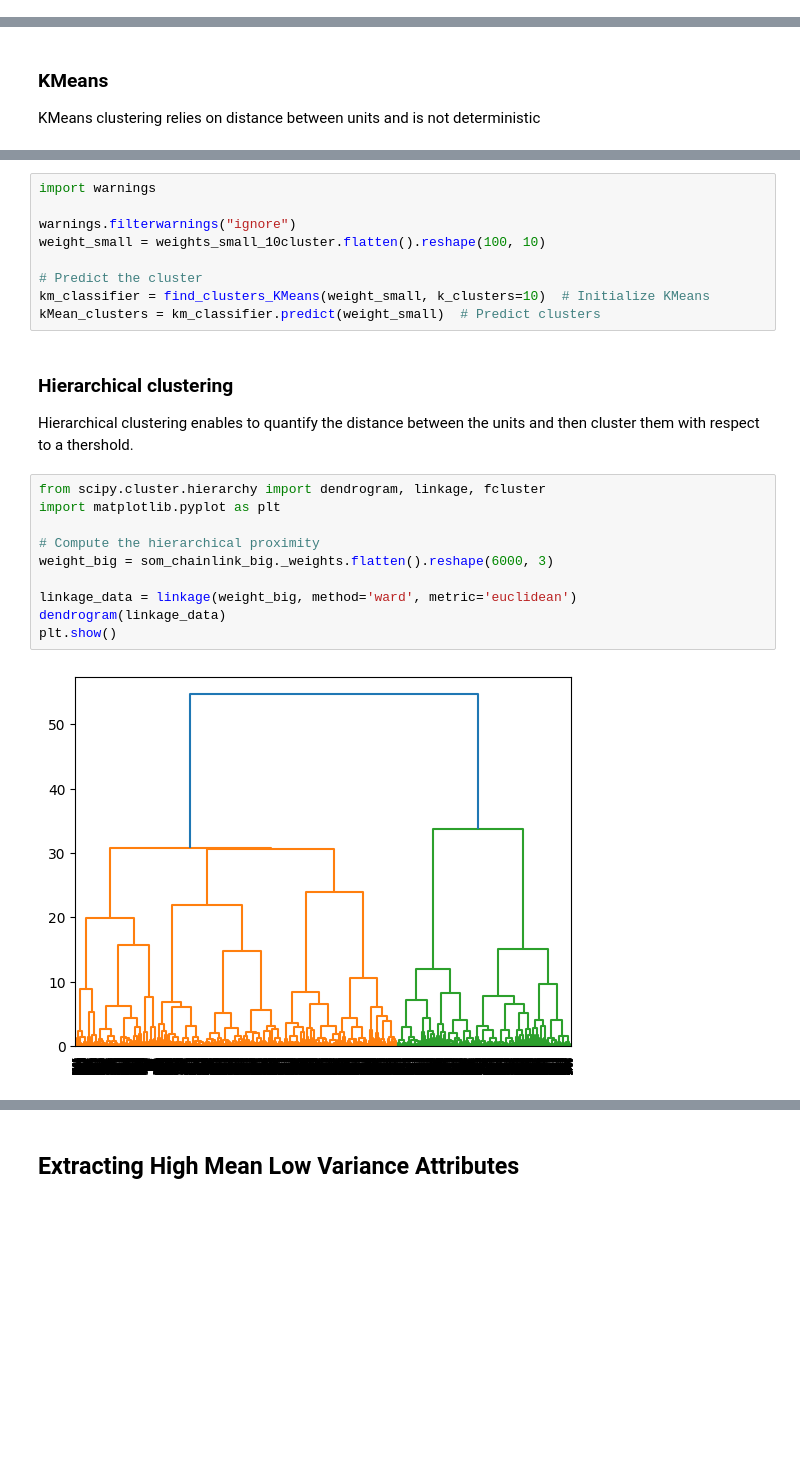
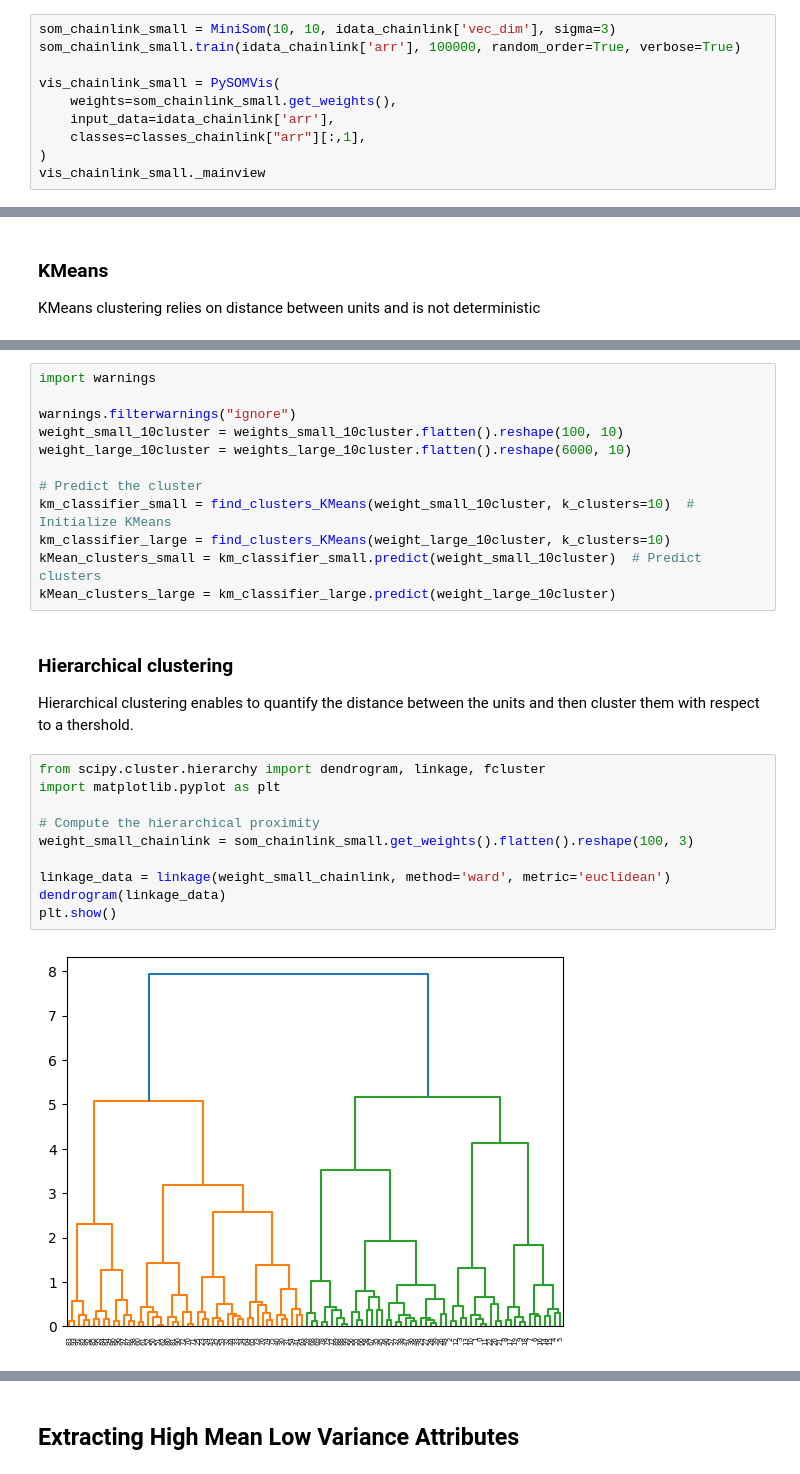
Before and after one commit to DaveRainer/SOS_ex03_PySOMVis, a Jupyter notebook: PySOMVis/coding_assignment.ipynb, the cells around one changed output, grey strips where cells are left out. Saved outputs shown, nothing was run; the diff lists cells and outputs as text; blank space fills up the shorter version.

```diff
--- a/PySOMVis/coding_assignment.ipynb
+++ b/PySOMVis/coding_assignment.ipynb
@@ -40,0 +79,10 @@ vis._mainview
+# %%
+som_chainlink_small = MiniSom(10, 10, idata_chainlink['vec_dim'], sigma=3)
+som_chainlink_small.train(idata_chainlink['arr'], 100000, random_order=True, verbose=True)
+
+vis_chainlink_small = PySOMVis(
+    weights=som_chainlink_small.get_weights(),
+    input_data=idata_chainlink['arr'],
+    classes=classes_chainlink["arr"][:,1],
+)
+vis_chainlink_small._mainview
@@ -73,11 +138,14 @@ def find_clusters_KMeans(data, k_clusters=3):
 import warnings
 
 warnings.filterwarnings("ignore")
-weight_small = weights_small_10cluster.flatten().reshape(100, 10)
+weight_small_10cluster = weights_small_10cluster.flatten().reshape(100, 10)
+weight_large_10cluster = weights_large_10cluster.flatten().reshape(6000, 10)
 
 # Predict the cluster
-km_classifier = find_clusters_KMeans(weight_small, k_clusters=10)  # Initialize KMeans
-kMean_clusters = km_classifier.predict(weight_small)  # Predict clusters
+km_classifier_small = find_clusters_KMeans(weight_small_10cluster, k_clusters=10)  # Initialize KMeans
+km_classifier_large = find_clusters_KMeans(weight_large_10cluster, k_clusters=10)
+kMean_clusters_small = km_classifier_small.predict(weight_small_10cluster)  # Predict clusters
+kMean_clusters_large = km_classifier_large.predict(weight_large_10cluster)
 # %% [markdown]
 ### Hierarchical clustering
 
@@ -85,13 +153,13 @@ Hierarchical clustering enables to quantify the distance between the units and t
 # %%
 from scipy.cluster.hierarchy import dendrogram, linkage, fcluster
 import matplotlib.pyplot as plt
 
 # Compute the hierarchical proximity
-weight_big = som_chainlink_big._weights.flatten().reshape(6000, 3)
+weight_small_chainlink = som_chainlink_small.get_weights().flatten().reshape(100, 3)
 
-linkage_data = linkage(weight_big, method='ward', metric='euclidean')
+linkage_data = linkage(weight_small_chainlink, method='ward', metric='euclidean')
 dendrogram(linkage_data)
 plt.show()
 # %% [output]
-[figure, old version]
+[figure, new version]
 # %%
```
Also changed, not shown: parts of 41 cells of this notebook.
